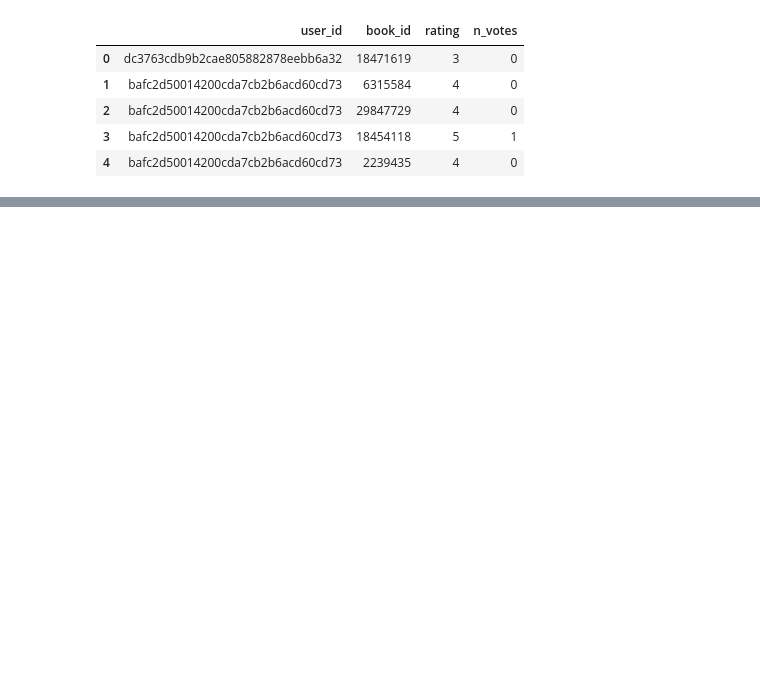
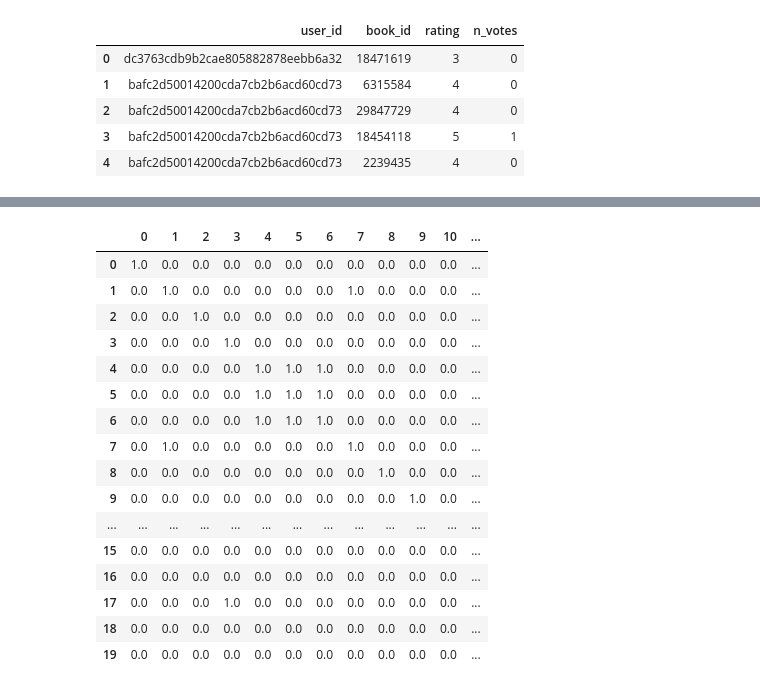
Before and after one commit to tcong51/Recommendation-System-Goodreads-Spoilers, a Jupyter notebook: RS_Project.ipynb, the cells around one changed output, grey strips where cells are left out. Saved outputs shown, nothing was run; the diff lists cells and outputs as text; code cells hidden in the pictures; blank space fills up the shorter version.

```diff
--- a/RS_Project.ipynb
+++ b/RS_Project.ipynb
@@ -66,0 +94,21 @@ data.describe()[['rating', 'n_votes']]
+# %%
+listOfDictonaries=[]
+indexMap = {}
+reverseIndexMap = {}
+ptr=0
+testdf = data
+# Group lại theo book_id
+testdf=testdf.groupby('book_id')[['user_id', 'rating']]
+# %%
+# Duyệt qua tất cả book_id
+for groupKey in testdf.groups.keys():
+    tempDict = {}
+    groupDF = testdf.get_group(groupKey)
+    # Duyệt qua tất cả dữ liệu rating, n_vote đối với tất cả book_id
+    for i in range(0, len(groupDF)):
+        # Gán user_id và rating của user đó vào một dict_list
+        tempDict[groupDF.iloc[i, 0]] = groupDF.iloc[i, 1]
+    indexMap[ptr]=groupKey
+    reverseIndexMap[groupKey] = ptr
+    ptr+=1
+    listOfDictonaries.append(tempDict)
@@ -66,0 +137,3 @@ data.describe()[['rating', 'n_votes']]
+# %%
+dictVectorizer = DictVectorizer(dtype = np.uint64, sparse=True)
+vector = dictVectorizer.fit_transform(listOfDictonaries)
@@ -66,0 +148,20 @@ data.describe()[['rating', 'n_votes']]
+# %%
+pd.DataFrame(pairwiseSimilarity)
+# %% [output]
+|  | 0 | 1 | 2 | 3 | 4 | 5 | 6 | 7 | 8 | 9 | 10 | ... |
+| 0 | 1.0 | 0.0 | 0.0 | 0.0 | 0.0 | 0.0 | 0.0 | 0.0 | 0.0 | 0.0 | 0.0 | ... |
+| 1 | 0.0 | 1.0 | 0.0 | 0.0 | 0.0 | 0.0 | 0.0 | 1.0 | 0.0 | 0.0 | 0.0 | ... |
+| 2 | 0.0 | 0.0 | 1.0 | 0.0 | 0.0 | 0.0 | 0.0 | 0.0 | 0.0 | 0.0 | 0.0 | ... |
+| 3 | 0.0 | 0.0 | 0.0 | 1.0 | 0.0 | 0.0 | 0.0 | 0.0 | 0.0 | 0.0 | 0.0 | ... |
+| 4 | 0.0 | 0.0 | 0.0 | 0.0 | 1.0 | 1.0 | 1.0 | 0.0 | 0.0 | 0.0 | 0.0 | ... |
+| 5 | 0.0 | 0.0 | 0.0 | 0.0 | 1.0 | 1.0 | 1.0 | 0.0 | 0.0 | 0.0 | 0.0 | ... |
+| 6 | 0.0 | 0.0 | 0.0 | 0.0 | 1.0 | 1.0 | 1.0 | 0.0 | 0.0 | 0.0 | 0.0 | ... |
+| 7 | 0.0 | 1.0 | 0.0 | 0.0 | 0.0 | 0.0 | 0.0 | 1.0 | 0.0 | 0.0 | 0.0 | ... |
+| 8 | 0.0 | 0.0 | 0.0 | 0.0 | 0.0 | 0.0 | 0.0 | 0.0 | 1.0 | 0.0 | 0.0 | ... |
+| 9 | 0.0 | 0.0 | 0.0 | 0.0 | 0.0 | 0.0 | 0.0 | 0.0 | 0.0 | 1.0 | 0.0 | ... |
+| ... | ... | ... | ... | ... | ... | ... | ... | ... | ... | ... | ... | ... |
+| 15 | 0.0 | 0.0 | 0.0 | 0.0 | 0.0 | 0.0 | 0.0 | 0.0 | 0.0 | 0.0 | 0.0 | ... |
+| 16 | 0.0 | 0.0 | 0.0 | 0.0 | 0.0 | 0.0 | 0.0 | 0.0 | 0.0 | 0.0 | 0.0 | ... |
+| 17 | 0.0 | 0.0 | 0.0 | 1.0 | 0.0 | 0.0 | 0.0 | 0.0 | 0.0 | 0.0 | 0.0 | ... |
+| 18 | 0.0 | 0.0 | 0.0 | 0.0 | 0.0 | 0.0 | 0.0 | 0.0 | 0.0 | 0.0 | 0.0 | ... |
+| 19 | 0.0 | 0.0 | 0.0 | 0.0 | 0.0 | 0.0 | 0.0 | 0.0 | 0.0 | 0.0 | 0.0 | ... |
```
Also changed, not shown: parts of 20 cells of this notebook.
